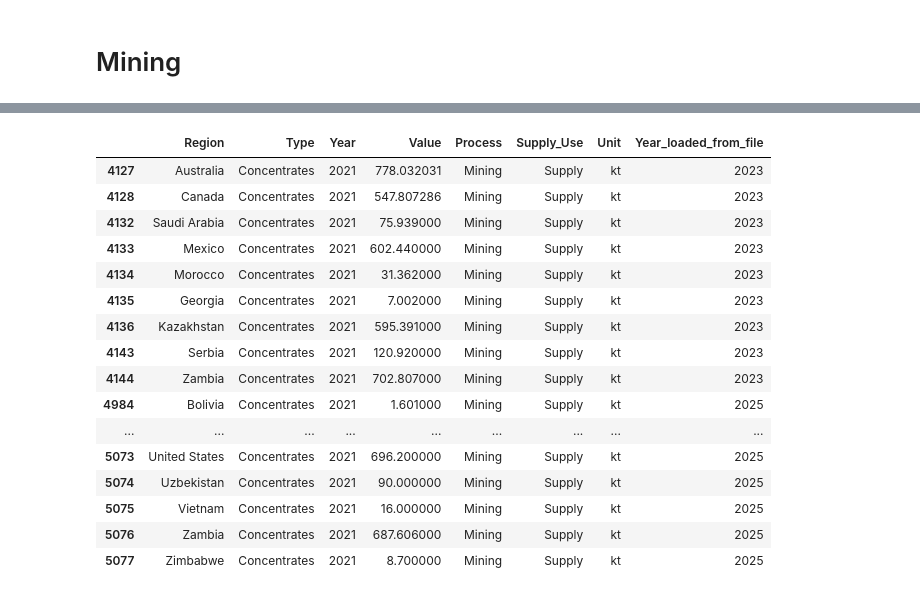
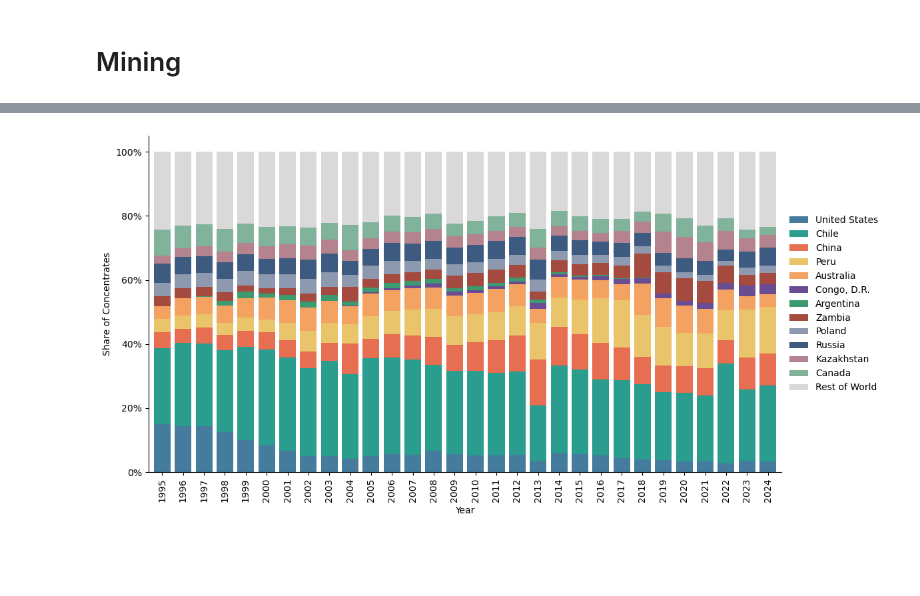
Before and after one commit to florihu/pySUTO, a Jupyter notebook: scripts/explo/icsg_flow.ipynb, the cells around one changed output, grey strips where cells are left out. Cells and saved outputs as stored; diff of their text form; code cells hidden in the pictures; blank space fills up the shorter version.

```diff
--- a/scripts/explo/icsg_flow.ipynb
+++ b/scripts/explo/icsg_flow.ipynb
@@ -137,20 +149,23 @@ plt.show()
-# %%
-d[d.Year == 2021]
-# %% [output]
-|  | Region | Type | Year | Value | Process | Supply_Use | Unit | Year_loaded_from_file |
-| 4127 | Australia | Concentrates | 2021 | 778.032031 | Mining | Supply | kt | 2023 |
-| 4128 | Canada | Concentrates | 2021 | 547.807286 | Mining | Supply | kt | 2023 |
-| 4132 | Saudi Arabia | Concentrates | 2021 | 75.939000 | Mining | Supply | kt | 2023 |
-| 4133 | Mexico | Concentrates | 2021 | 602.440000 | Mining | Supply | kt | 2023 |
-| 4134 | Morocco | Concentrates | 2021 | 31.362000 | Mining | Supply | kt | 2023 |
-| 4135 | Georgia | Concentrates | 2021 | 7.002000 | Mining | Supply | kt | 2023 |
-| 4136 | Kazakhstan | Concentrates | 2021 | 595.391000 | Mining | Supply | kt | 2023 |
-| 4143 | Serbia | Concentrates | 2021 | 120.920000 | Mining | Supply | kt | 2023 |
-| 4144 | Zambia | Concentrates | 2021 | 702.807000 | Mining | Supply | kt | 2023 |
-| 4984 | Bolivia | Concentrates | 2021 | 1.601000 | Mining | Supply | kt | 2025 |
-| ... | ... | ... | ... | ... | ... | ... | ... | ... |
-| 5073 | United States | Concentrates | 2021 | 696.200000 | Mining | Supply | kt | 2025 |
-| 5074 | Uzbekistan | Concentrates | 2021 | 90.000000 | Mining | Supply | kt | 2025 |
-| 5075 | Vietnam | Concentrates | 2021 | 16.000000 | Mining | Supply | kt | 2025 |
-| 5076 | Zambia | Concentrates | 2021 | 687.606000 | Mining | Supply | kt | 2025 |
-| 5077 | Zimbabwe | Concentrates | 2021 | 8.700000 | Mining | Supply | kt | 2025 |
+# %%
+c_select = [
+    "United States",
+    "Chile",
+    "China",
+    "Peru",
+    "Australia",
+    "Congo, D.R.",
+    "Argentina",
+    "Zambia",
+    "Poland",
+    "Russia",
+    "Kazakhstan",
+    "Canada",
+]
+var = 'Concentrates'
+ax = plot_region_share(f, var, colors, c_select)
+
+p = os.path.join(figp, 'concentrates_share.png')
+plt.savefig(p, dpi=300, bbox_inches='tight')
+plt.show()
+# %% [output]
+[figure, added]
```
Also changed, not shown: parts of 15 cells of this notebook, 3 other files.
